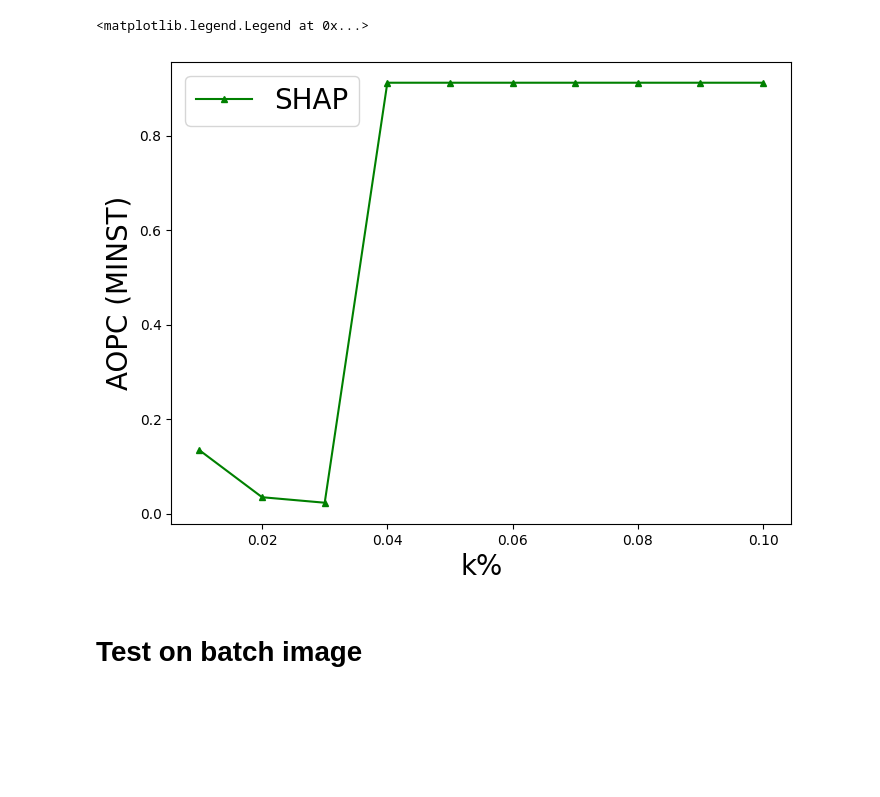
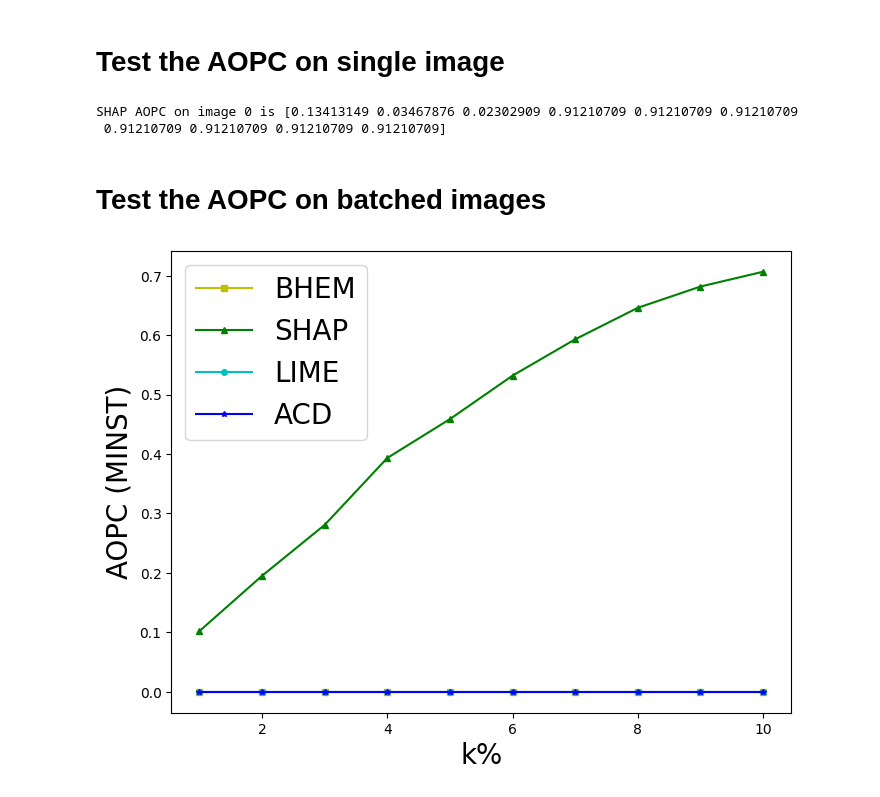
Before and after one commit to Shaun-Z/BHEM, a Jupyter notebook: utils/aopc.ipynb, the cells around one changed output. Drawn from its saved outputs; the diff is of its cells as text; code cells hidden in the pictures; blank space fills up the shorter version.

Commit message:
Finish AOPC and its visualization on SHAP

```diff
--- a/utils/aopc.ipynb
+++ b/utils/aopc.ipynb
@@ -105,0 +27,19 @@ for i in range(len(percents)):
+# %%
+AOPCs = aopc(cnn.predict_proba)
+# %% [markdown]
+# Test the AOPC on single image
+# %%
+img_ID = 0
+Image = torch.from_numpy(mnist.XCnn[img_ID]).unsqueeze(0)
+y = mnist.y[img_ID]
+
+basic_seg = basic_segment(Image)
+shap_exp = ShapExp(cnn.predict_proba, Image, masker=basic_seg.get_mask())
+shap_exp_values = shap_exp.shap_values[y, 0, 0, :, :]
+
+print(f"SHAP AOPC on image {img_ID} is {AOPCs.get_single_aopc_value(Image, y, shap_exp_values)}")
+# %% [output]
+SHAP AOPC on image 0 is [0.13413149 0.03467876 0.02302909 0.91210709 0.91210709 0.91210709
+ 0.91210709 0.91210709 0.91210709 0.91210709]
+# %% [markdown]
+# Test the AOPC on batched images
@@ -106,15 +48,14 @@ for i in range(len(percents)):
+# %%
+AOPCs.plot_aopc()
+# %% [output]
+[figure, added]
 # %%
-plt.figure(figsize=(8, 6))
-# plt.plot(xaxislabel,Bylabel,'s-',markersize = 4,color = 'y',label="BHEM")
-plt.plot(percents,APOC,'^-',markersize = 4,color = 'g',label="SHAP")
-# plt.plot(xaxislabel,Lylabel,'o-',markersize = 4,color = 'c',label="LIME")
-plt.ylabel("AOPC (MINST)",fontsize = 20)
-plt.xlabel("k%",fontsize = 20)
-# plt.xlim([5,50])
-# plt.ylim([0.2,1.0])
-plt.legend(prop={'size':20})
+# plt.figure(figsize=(8, 6))
+# # plt.plot(xaxislabel,Bylabel,'s-',markersize = 4,color = 'y',label="BHEM")
+# plt.plot(percents*100,AOPC/testnum,'^-',markersize = 4,color = 'g',label="SHAP")
+# # plt.plot(xaxislabel,Lylabel,'o-',markersize = 4,color = 'c',label="LIME")
+# plt.ylabel("AOPC (MINST)",fontsize = 20)
+# plt.xlabel("k%",fontsize = 20)
+# # plt.xlim([5,50])
+# # plt.ylim([0.2,1.0])
+# plt.legend(prop={'size':20})
-# %% [output]
-<matplotlib.legend.Legend at 0x...>
-[figure, removed]
-# %% [markdown]
-# Test on batch image
```
Also changed, not shown: parts of 26 cells of this notebook, 1 other file.
